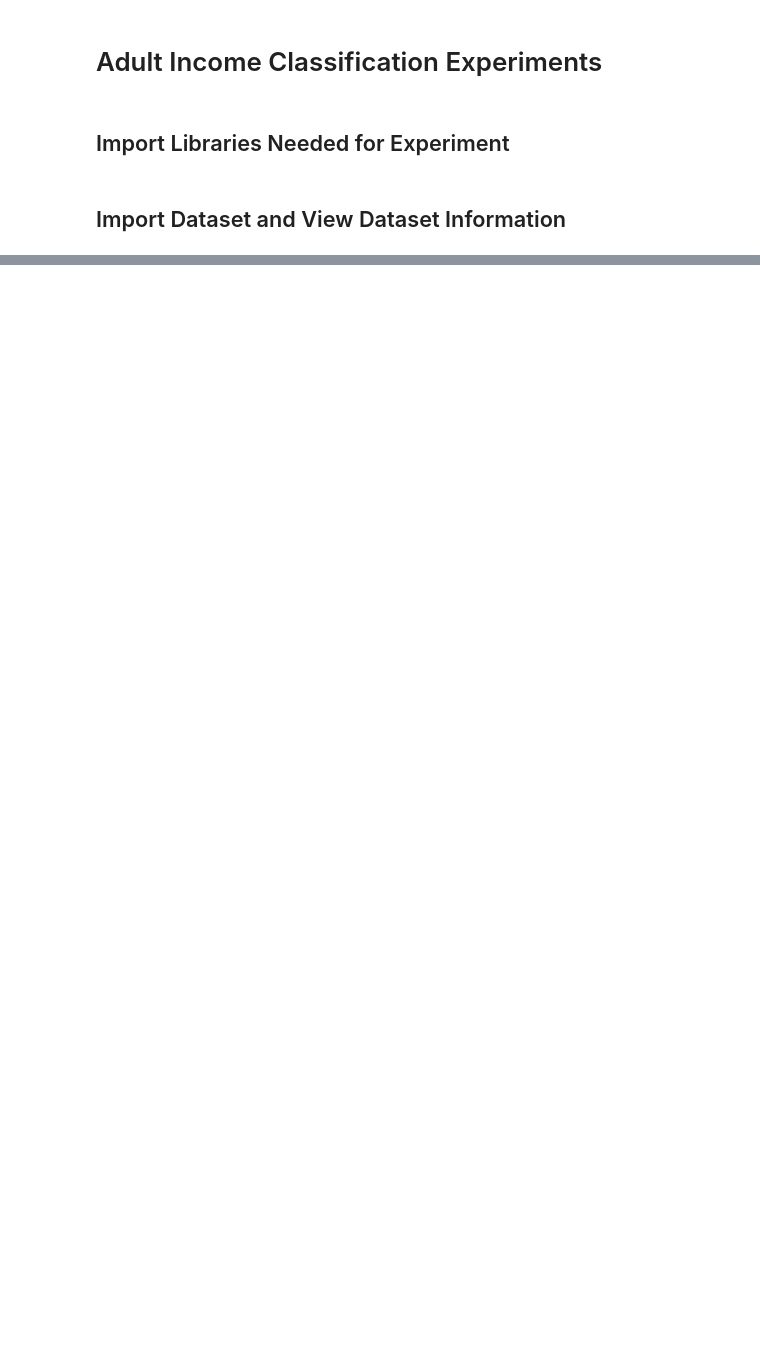
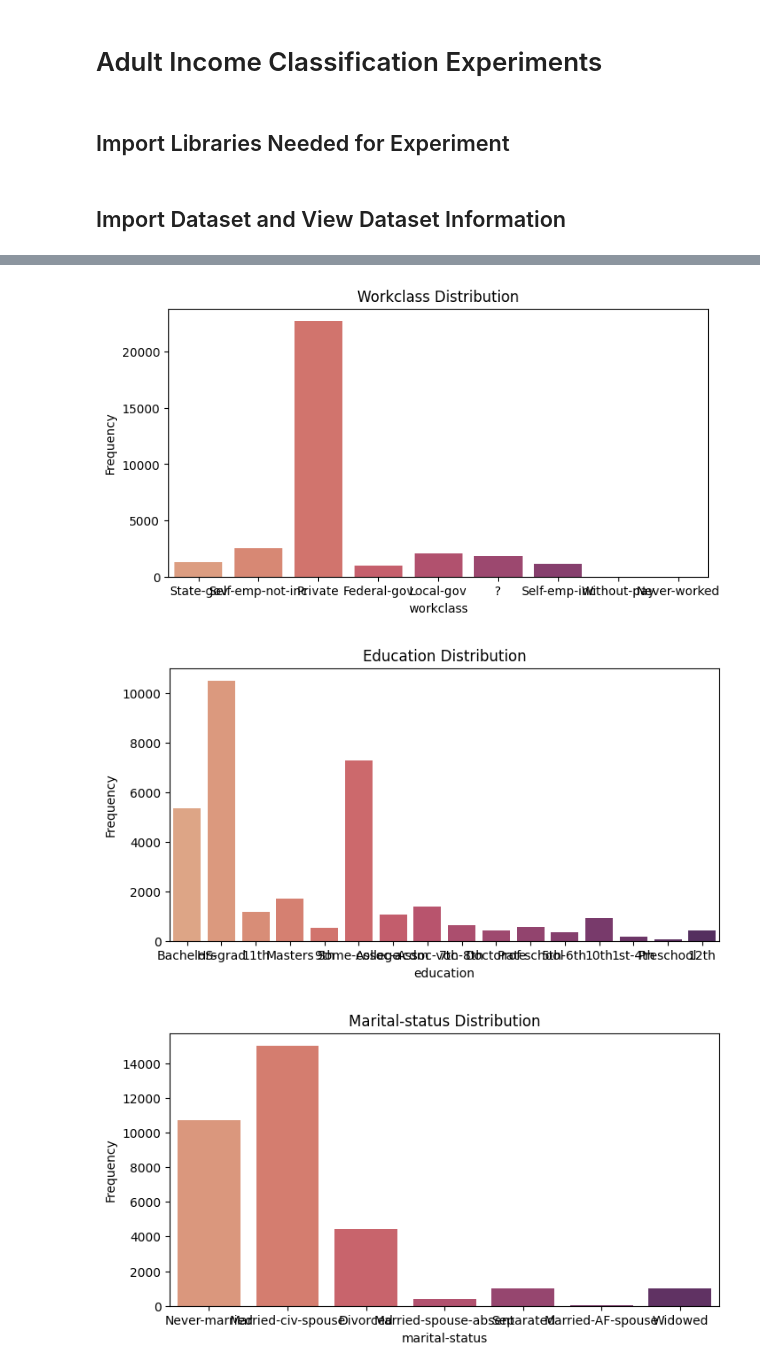
Before and after one commit to jibbs1703/Multiclass-Obesity-Level-Prediction, a Jupyter notebook: src/adult_income/experiments/experiment20250123.ipynb, the cells around one changed output, grey strips where cells are left out. Cells and saved outputs as stored; diff of their text form; code cells hidden in the pictures; blank space fills up the shorter version.

```diff
--- a/src/adult_income/experiments/experiment20250123.ipynb
+++ b/src/adult_income/experiments/experiment20250123.ipynb
@@ -42,0 +59,9 @@ data.head()
+# %%
+# Identifying numerical columns
+numerical_cols = adult.select_dtypes(include=['int64', 'float64']).columns.tolist()
+
+# Identifying categorical columns
+categorical_cols = adult.select_dtypes(include=['object', 'category']).columns.tolist()
+
+print("Numerical Columns:", numerical_cols)
+print("Categorical Columns:", categorical_cols)
@@ -42,0 +73,3 @@ data.head()
+# %%
+for col in categorical_cols.drop("salary"):
+    print(f"Number of Unique values in {col}: {adult[col].nunique()}")
@@ -42,0 +90,7 @@ data.head()
+# %%
+for col in categorical_cols:
+    cat_distribution(adult, col)
+# %% [output]
+[figure, added]
+[figure, added]
+[figure, added]
```
Also changed, not shown: parts of 19 cells of this notebook, 2 other files.
